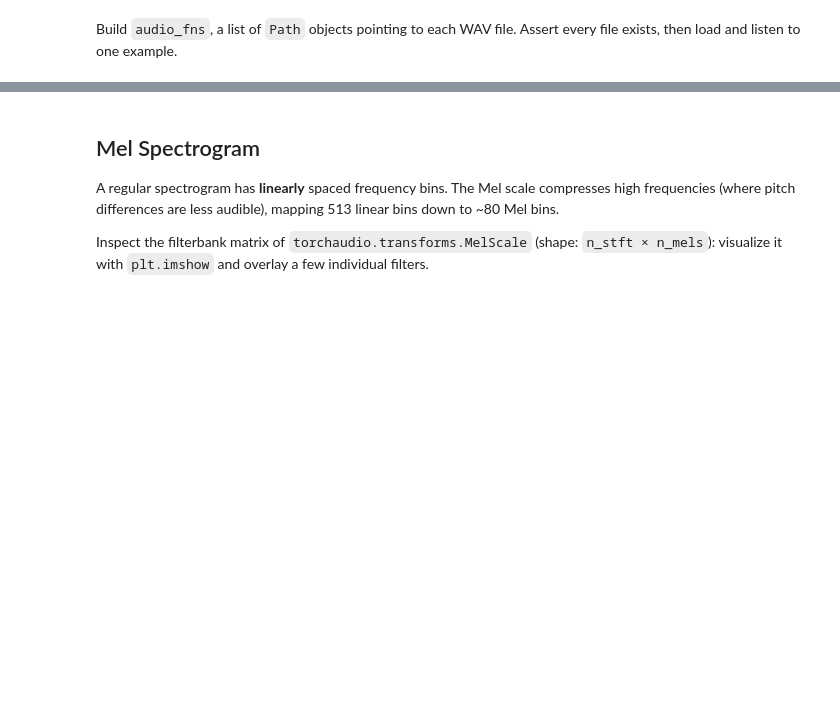
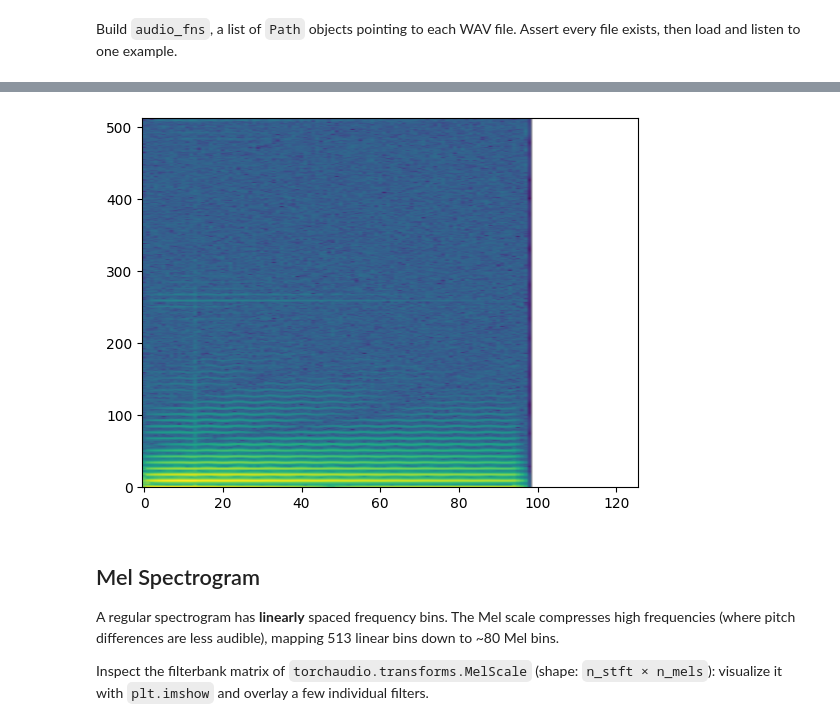
Before and after one commit to jdasam/ant5015, a Jupyter notebook: notebooks/3rd_week_pitch_classification.ipynb, the cells around one changed output, grey strips where cells are left out. Cells and saved outputs as stored; diff of their text form; code cells hidden in the pictures; blank space fills up the shorter version.

```diff
--- a/notebooks/3rd_week_pitch_classification.ipynb
+++ b/notebooks/3rd_week_pitch_classification.ipynb
@@ -515,3 +534,29 @@ fns = sorted(meta.keys())
 # TODO: build audio_fns = [(audio_dir / fn).with_suffix('.wav') for fn in fns]
 # TODO: assert every path exists
 # TODO: load one file and display
+
+fn = fns[0]
+# 'nsynth-test/audio' + '/' + fn +'.wav'
+# (audio_dir / fn).with_suffix('.wav').exists()
+
+audio_fns = [(audio_dir / fn).with_suffix('.wav') for fn in fns]
+for audio_fn in audio_fns:
+  assert audio_fn.exists()
+
+# Find all wav file in audio_dir
+audio_fns = audio_dir.glob('*.wav')
+for audio_fn in audio_fns:
+  # print(audio_fn)
+  continue
+
+for audio_fn in audio_fns:
+  print(audio_fn)
+  # this does not print anything, because generator was already ended
+
+audio_dir = Path('nsynth-test/')
+
+audio_fns = sorted(list(audio_dir.rglob('*.wav'))) # rglob searches all subdirs recursively
+audio_fns[:5]
+
+for audio_fn in audio_fns:
+  assert audio_fn.stem in meta.keys()
@@ -517,0 +575,14 @@ fns = sorted(meta.keys())
+# %%
+import matplotlib.pyplot as plt
+
+# audio_fn = Path("nsynth-test/audio/vocal_synthetic_003-108-127.wav")
+audio_fn = audio_fns[310]
+
+y, sr = torchaudio.load(audio_fn)
+spec_converter = torchaudio.transforms.Spectrogram(n_fft=1024, hop_length=512)
+
+spec = spec_converter(y)
+
+plt.imshow(spec.log()[0], origin='lower', aspect='auto')
+ipd.Audio(audio_fn)
+# %% [output]
@@ -518,3 +590,4 @@ fns = sorted(meta.keys())
+[figure, added]
 # %% [markdown]
 ## Mel Spectrogram
 
```
Also changed, not shown: parts of 14 cells of this notebook.
